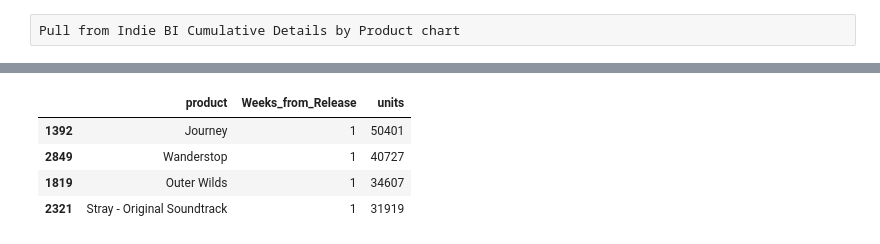
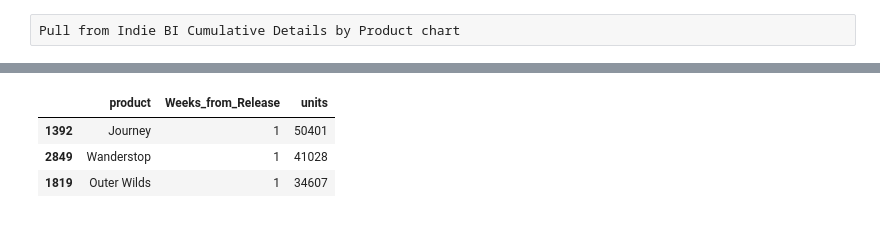
Before and after one commit to dougsack/IndieBI-Sales-EDA, a Jupyter notebook: Comparison to Past Titles.ipynb, the cells around one changed output, grey strips where cells are left out. Drawn from its saved outputs; the diff is of its cells as text; code cells hidden in the pictures.

```diff
--- a/Comparison to Past Titles.ipynb
+++ b/Comparison to Past Titles.ipynb
@@ -106,11 +117,12 @@ low_end
+# %%
+df_filtered = ranked_df[~ranked_df['product'].str.contains('Soundtrack', case=False, na=False)]
 # %%
-ranked_df.query("@low_end < units <@high_end")
+df_filtered.query("@low_end < units <@high_end")
 # %% [output]
 |  | product | Weeks_from_Release | units |
 | 1392 | Journey | 1 | 50401 |
-| 2849 | Wanderstop | 1 | 40727 |
+| 2849 | Wanderstop | 1 | 41028 |
 | 1819 | Outer Wilds | 1 | 34607 |
-| 2321 | Stray - Original Soundtrack | 1 | 31919 |
 # %%
 complist = [
 'What Remains of Edith Finch','Flock','Wanderstop','Open Roads', 'Lorelei and the Laser Eyes','Storyteller', 'Cocoon',
```
Also changed, not shown: parts of 26 cells of this notebook, 6 other files.
